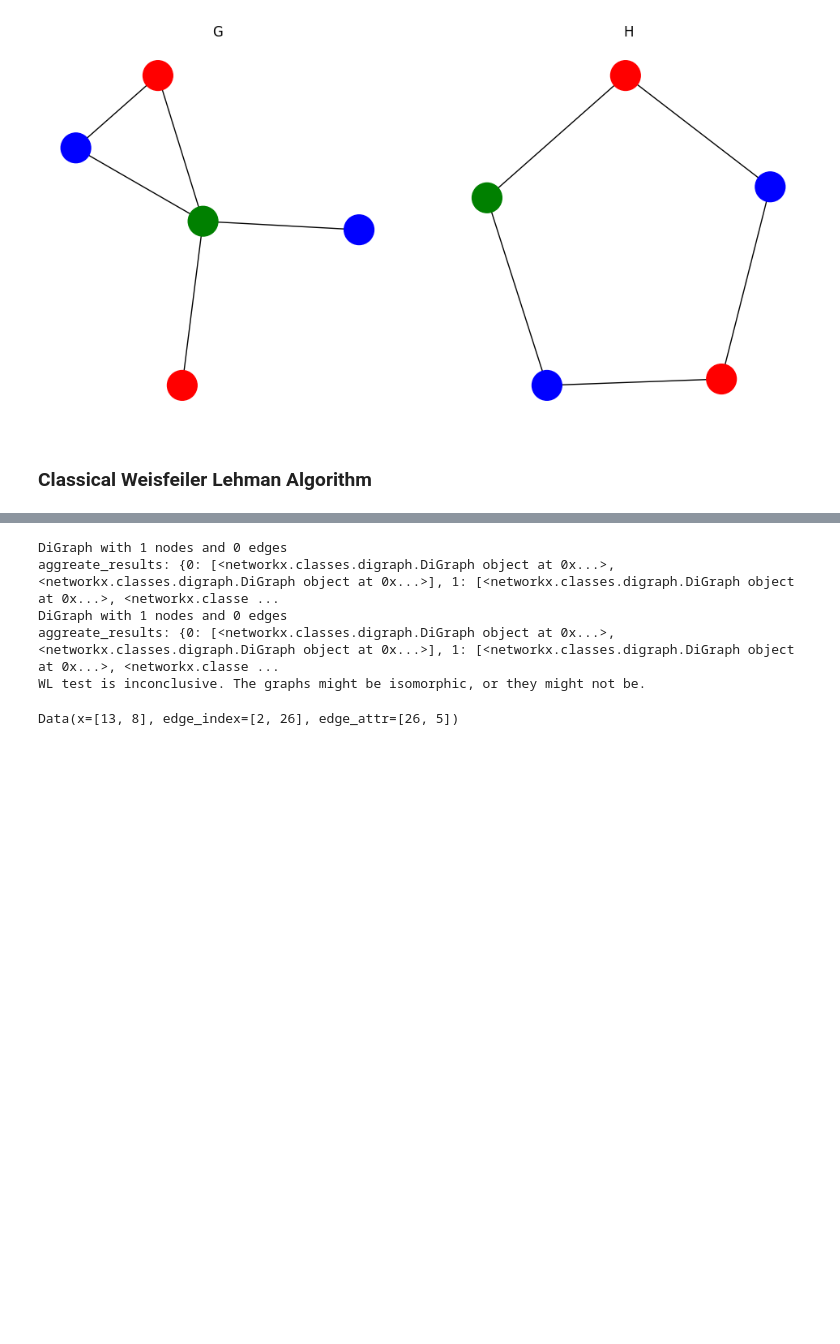
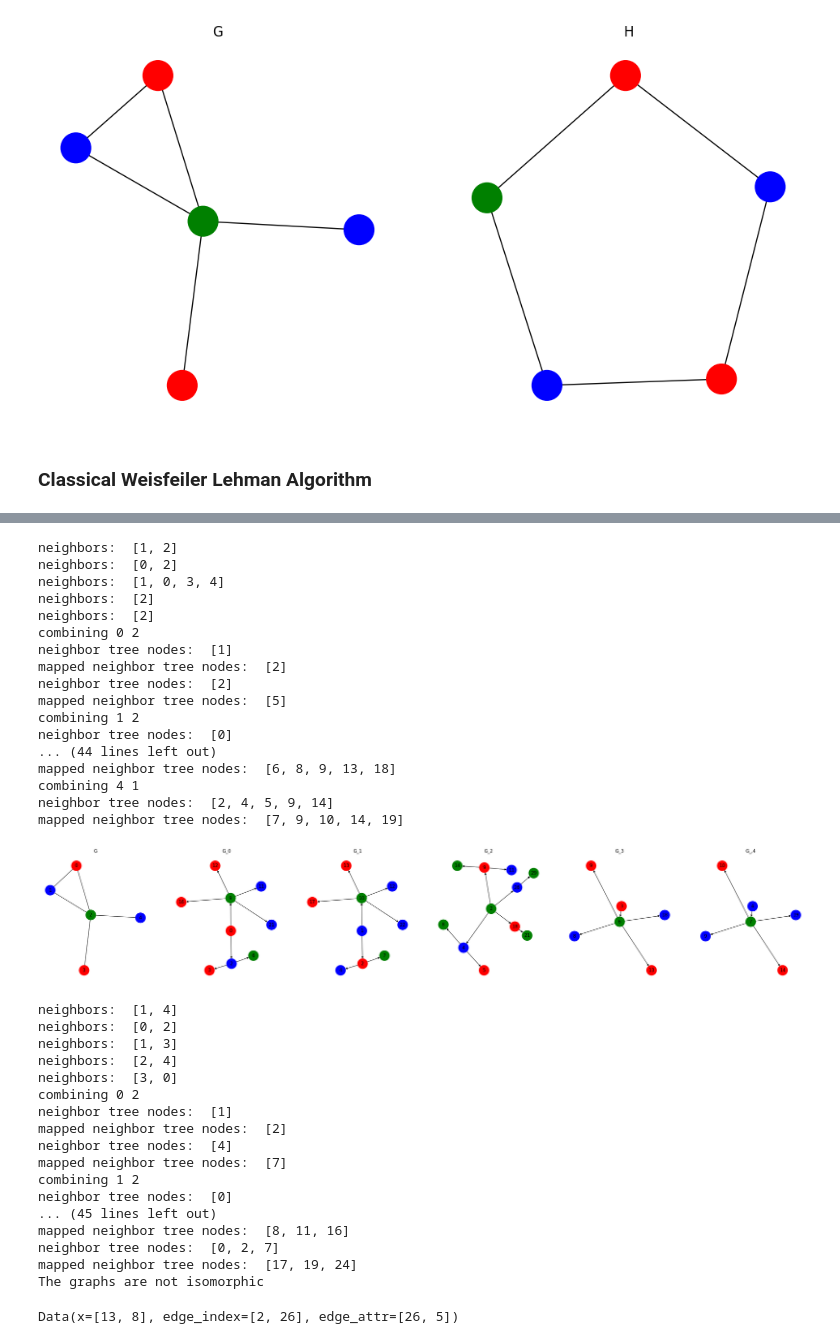
Before and after one commit to CameronBraunstein/talktorial, a Jupyter notebook: TalktorialTemplate.ipynb, the cells around one changed output, grey strips where cells are left out. Drawn from its saved outputs; the diff is of its cells as text; code cells hidden in the pictures; blank space fills up the shorter version.

```diff
--- a/TalktorialTemplate.ipynb
+++ b/TalktorialTemplate.ipynb
@@ -409,19 +454,60 @@ def WL_encoding(G,K):
 # %%
 def WL_test(G,H,K):
     G_encoding = WL_encoding(G,K)
+    display_args = {
+        DisplayArgs.GRAPHS: [G,G_encoding[0], G_encoding[1],G_encoding[2],G_encoding[3],G_encoding[4]],
+        DisplayArgs.TITLES: ['G','G_0', 'G_1','G_2','G_3','G_,4'],
+        DisplayArgs.SEEDS: [1,1,1,1,0,0]
+    }
+
+    display_graphs(display_args)
+
+
+
     H_encoding = WL_encoding(H,K)
+
     if G_encoding != H_encoding:
         print("The graphs are not isomorphic")
     else:
         print("WL test is inconclusive. The graphs might be isomorphic, or they might not be.")
+
+WL_test(G,H,2)
+# %% [output]
+neighbors:  [1, 2]
+neighbors:  [0, 2]
+neighbors:  [1, 0, 3, 4]
+neighbors:  [2]
+neighbors:  [2]
+combining 0 2
+neighbor tree nodes:  [1]
+mapped neighbor tree nodes:  [2]
+neighbor tree nodes:  [2]
+mapped neighbor tree nodes:  [5]
+combining 1 2
+neighbor tree nodes:  [0]
+... (44 lines left out)
+mapped neighbor tree nodes:  [6, 8, 9, 13, 18]
+combining 4 1
+neighbor tree nodes:  [2, 4, 5, 9, 14]
+mapped neighbor tree nodes:  [7, 9, 10, 14, 19]
+[figure, added]
+neighbors:  [1, 4]
+neighbors:  [0, 2]
+neighbors:  [1, 3]
+neighbors:  [2, 4]
+neighbors:  [3, 0]
+combining 0 2
+neighbor tree nodes:  [1]
+mapped neighbor tree nodes:  [2]
+neighbor tree nodes:  [4]
+mapped neighbor tree nodes:  [7]
+combining 1 2
+neighbor tree nodes:  [0]
+... (45 lines left out)
+mapped neighbor tree nodes:  [8, 11, 16]
+neighbor tree nodes:  [0, 2, 7]
+mapped neighbor tree nodes:  [17, 19, 24]
+The graphs are not isomorphic
-# %%
-WL_test(G,H,1)
-# %% [output]
-DiGraph with 1 nodes and 0 edges
-aggreate_results: {0: [<networkx.classes.digraph.DiGraph object at 0x...>, <networkx.classes.digraph.DiGraph object at 0x...>], 1: [<networkx.classes.digraph.DiGraph object at 0x...>, <networkx.classe ...
-DiGraph with 1 nodes and 0 edges
-aggreate_results: {0: [<networkx.classes.digraph.DiGraph object at 0x...>, <networkx.classes.digraph.DiGraph object at 0x...>], 1: [<networkx.classes.digraph.DiGraph object at 0x...>, <networkx.classe ...
-WL test is inconclusive. The graphs might be isomorphic, or they might not be.
 # %%
 aspirin = "CC(=O)OC1=CC=CC=C1C(=O)O"
 aspirin_data = graph_data_from_smiles(aspirin)
```
Also changed, not shown: parts of 5 cells of this notebook.
